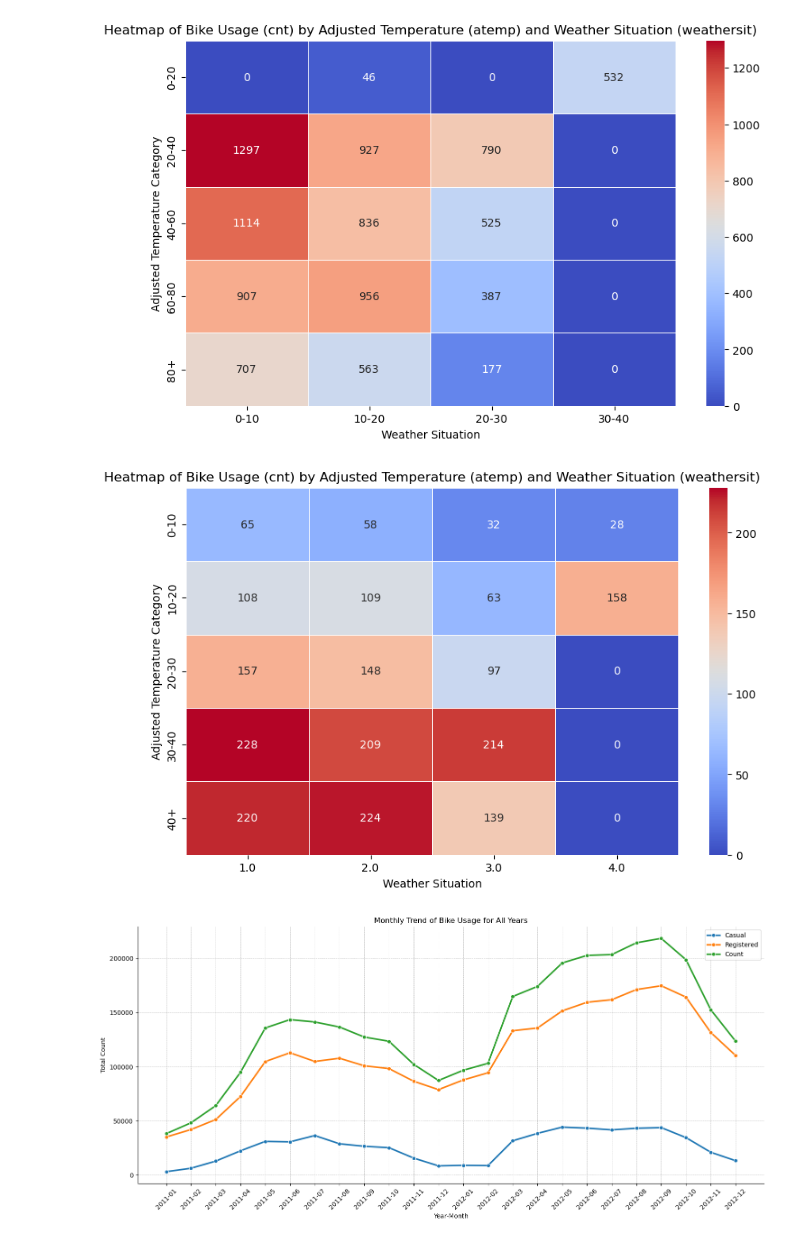
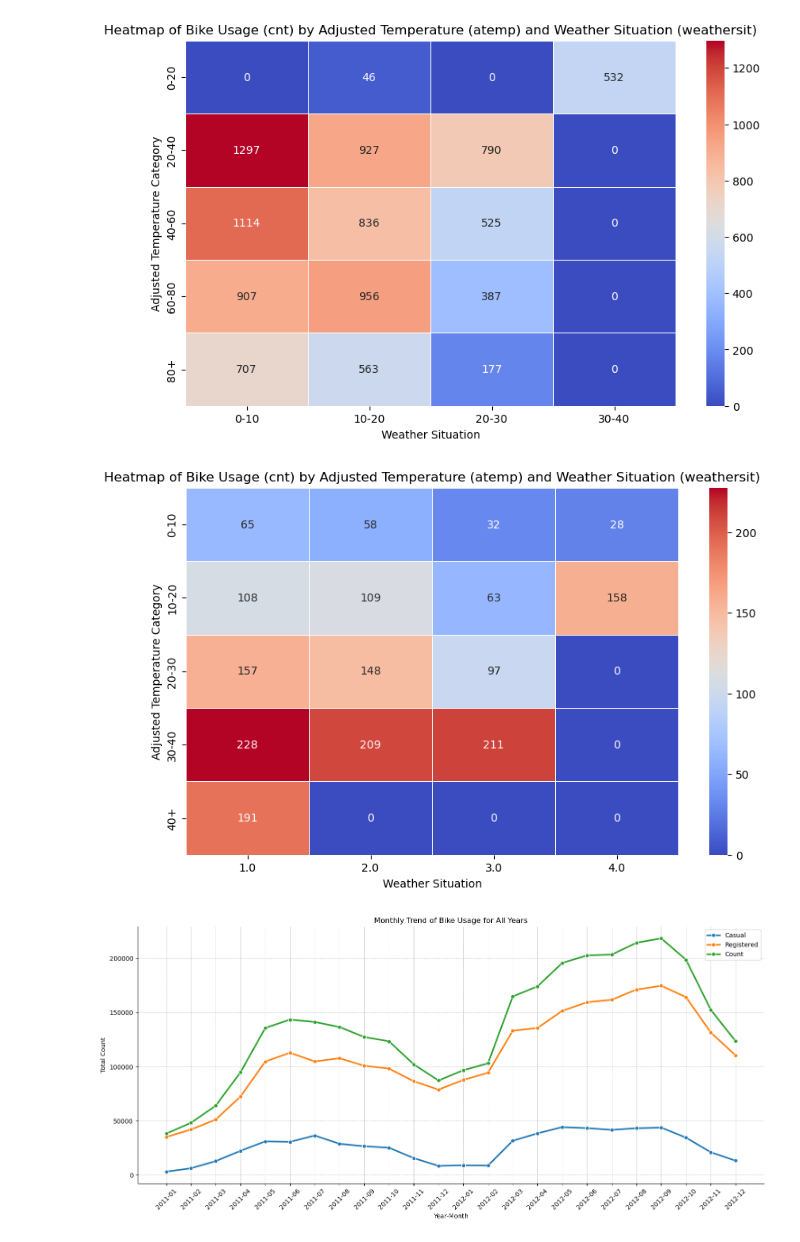
Before and after one commit to chongwen8/CSCE-679-Group-Project, a Jupyter notebook: Project.ipynb, the cells around one changed output. Drawn from its saved outputs; the diff is of its cells as text; code cells hidden in the pictures.

```diff
--- a/Project.ipynb
+++ b/Project.ipynb
@@ -71,24 +85,24 @@ plt.show()
 [figure]
 # %%
 # Define the temperature bins with np.inf for the upper bound
-bins = [0, 10, 20, 30, 40, np.inf]
+bins = [0, 10, 20, 30, 45, np.inf]
 labels = ['0-10', '10-20', '20-30', '30-40', '40+']
 weather_atemp = hours.copy()
 weather_atemp['atemp_category'] = pd.cut(weather_atemp['atemp'], bins=bins, labels=labels, right=False)
 
 # Create a pivot table with mean 'cnt' for each combination of 'weathersit' and 'atemp_category'
 pivot_table = weather_atemp.pivot_table(values='registered', index='atemp_category', columns='weathersit', aggfunc='mean')
 pivot_table.fillna(0, inplace=True)
 
 # Plotting the heatmap
 plt.figure(figsize=(10, 6))
 sns.heatmap(pivot_table, annot=True, fmt=".0f", cmap='coolwarm', linewidths=.5)
 plt.title('Heatmap of Bike Usage (cnt) by Adjusted Temperature (atemp) and Weather Situation (weathersit)')
 plt.xlabel('Weather Situation')
 plt.ylabel('Adjusted Temperature Category')
 plt.show()
 # %% [output]
-[figure, old version]
+[figure, new version]
 # %%
 cnt_monthly = days.copy()
 cnt_monthly['dteday'] = pd.to_datetime(cnt_monthly['dteday'])
```
Also changed, not shown: parts of 3 cells of this notebook.
